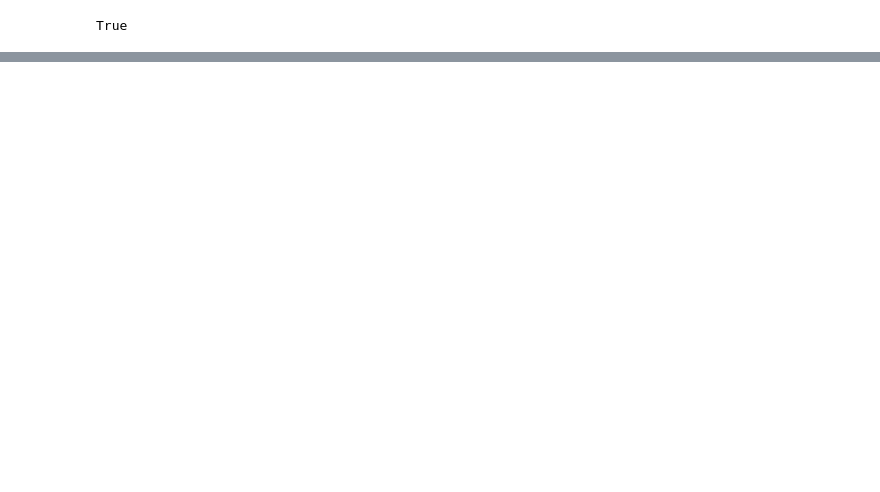
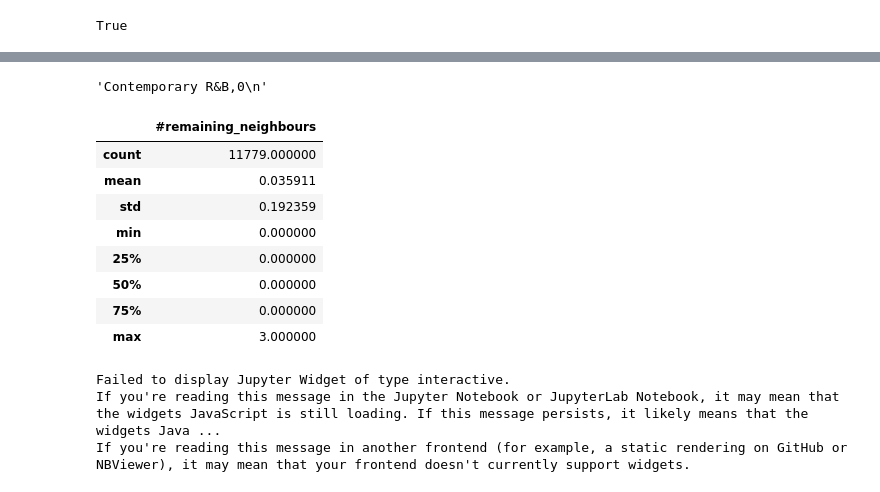
Before and after one commit to grzegorzborkowski/umap-wikipedia, a Jupyter notebook: umap_notebook.ipynb, the cells around one changed output, grey strips where cells are left out. Cells and saved outputs as stored; diff of their text form; code cells hidden in the pictures; blank space fills up the shorter version.

Commit message:
Add complete jupyter notebook

```diff
--- a/umap_notebook.ipynb
+++ b/umap_notebook.ipynb
@@ -234,0 +324,5 @@ interactive(interactive_umap, n_neighbors=15, min_dist=0.5, n_components=3, metr
+# %%
+# Example
+similarities(251899, 20)
+# %% [output]
+'Contemporary R&B,0\n'
@@ -234,0 +335,13 @@ interactive(interactive_umap, n_neighbors=15, min_dist=0.5, n_components=3, metr
+# %%
+df = pd.read_csv("neighbours.txt", names=['link', '#remaining_neighbours'])
+df.describe()
+# %% [output]
+|  | #remaining_neighbours |
+| count | 11779.000000 |
+| mean | 0.035911 |
+| std | 0.192359 |
+| min | 0.000000 |
+| 25% | 0.000000 |
+| 50% | 0.000000 |
+| 75% | 0.000000 |
+| max | 3.000000 |
@@ -234,0 +364,6 @@ interactive(interactive_umap, n_neighbors=15, min_dist=0.5, n_components=3, metr
+# %%
+interactive(interactive_umap, n_neighbors=10, min_dist=0.05, n_components=3, metric='correlation')
+# %% [output]
+Failed to display Jupyter Widget of type interactive.
+If you're reading this message in the Jupyter Notebook or JupyterLab Notebook, it may mean that the widgets JavaScript is still loading. If this message persists, it likely means that the widgets Java ...
+If you're reading this message in another frontend (for example, a static rendering on GitHub or NBViewer), it may mean that your frontend doesn't currently support widgets.
```
Also changed, not shown: parts of 54 cells of this notebook.
